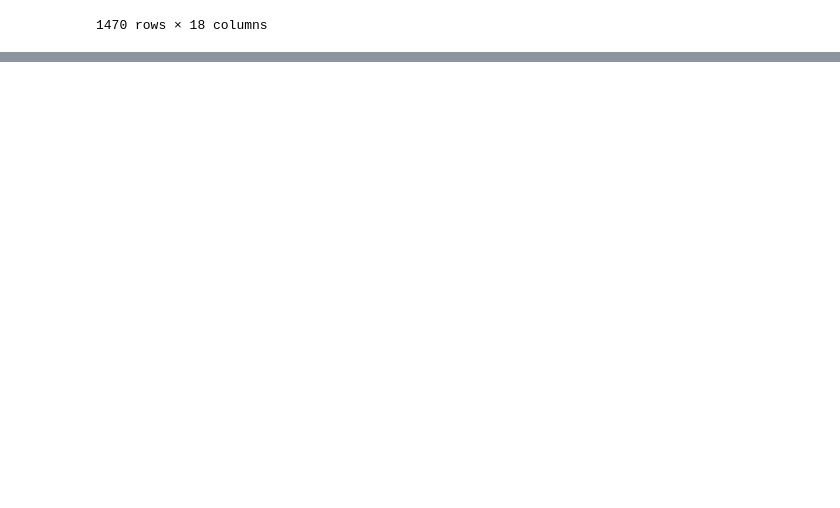
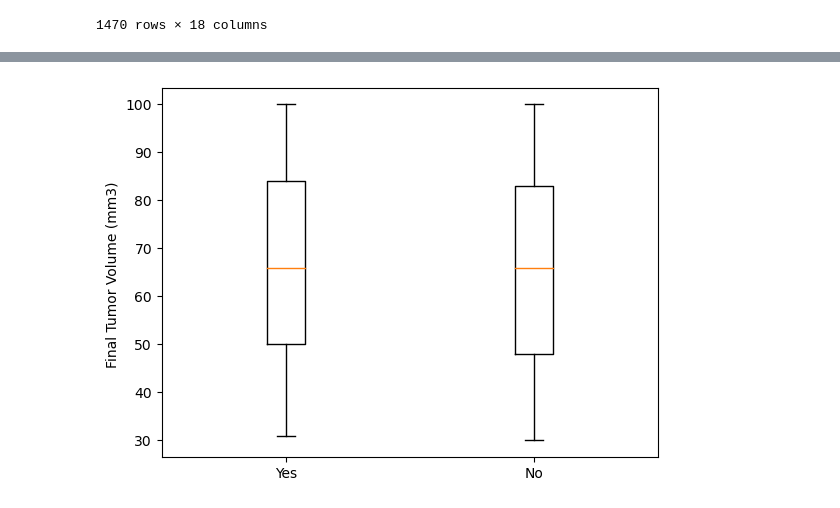
Before and after one commit to Jeff-Wince/GroupProj_Aakash_Jeff_Sonila_Stephanie, a Jupyter notebook: HR-Employee-Attrition.ipynb, the cells around one changed output, grey strips where cells are left out. Cells and saved outputs as stored; diff of their text form; code cells hidden in the pictures; blank space fills up the shorter version.

Commit message:
A lot of graphs were done today

```diff
--- a/HR-Employee-Attrition.ipynb
+++ b/HR-Employee-Attrition.ipynb
@@ -41,0 +212,15 @@ cdf
+# %%
+cdf = cdf.drop("Age groups", axis = 1)
+# %%
+#make bins of ages and then use pd.cut to add to data frame
+
+
+
+age_bins = [0, 30, 40, 50, 60]
+
+labels = ["<30", "31 - 40", "41 - 49", "51-60"]
+
+
+
+cdf["Age_groups"] = pd.cut(cdf["Age"], bins = age_bins, labels = labels)
+cdf
@@ -41,0 +386,21 @@ cdf
+# %%
+#boxplots for yes vs no for Hourly Rate based on Jobs
+
+job_status = ['Yes', 'No']
+
+hourly = []
+
+for i in job_status:
+    hourlywage = cdf.loc[cdf["Attrition"] == i, "HourlyRate"]
+
+    hourly.append(hourlywage)
+
+#calculate quantiles
+# %%
+fig1, ax = plt.subplots()
+ax.set_ylabel("Final Tumor Volume (mm3) ")
+
+ax.boxplot(hourly, labels = job_status)
+plt.show()
+# %% [output]
+[figure, added]
```
Also changed, not shown: parts of 52 cells of this notebook.
